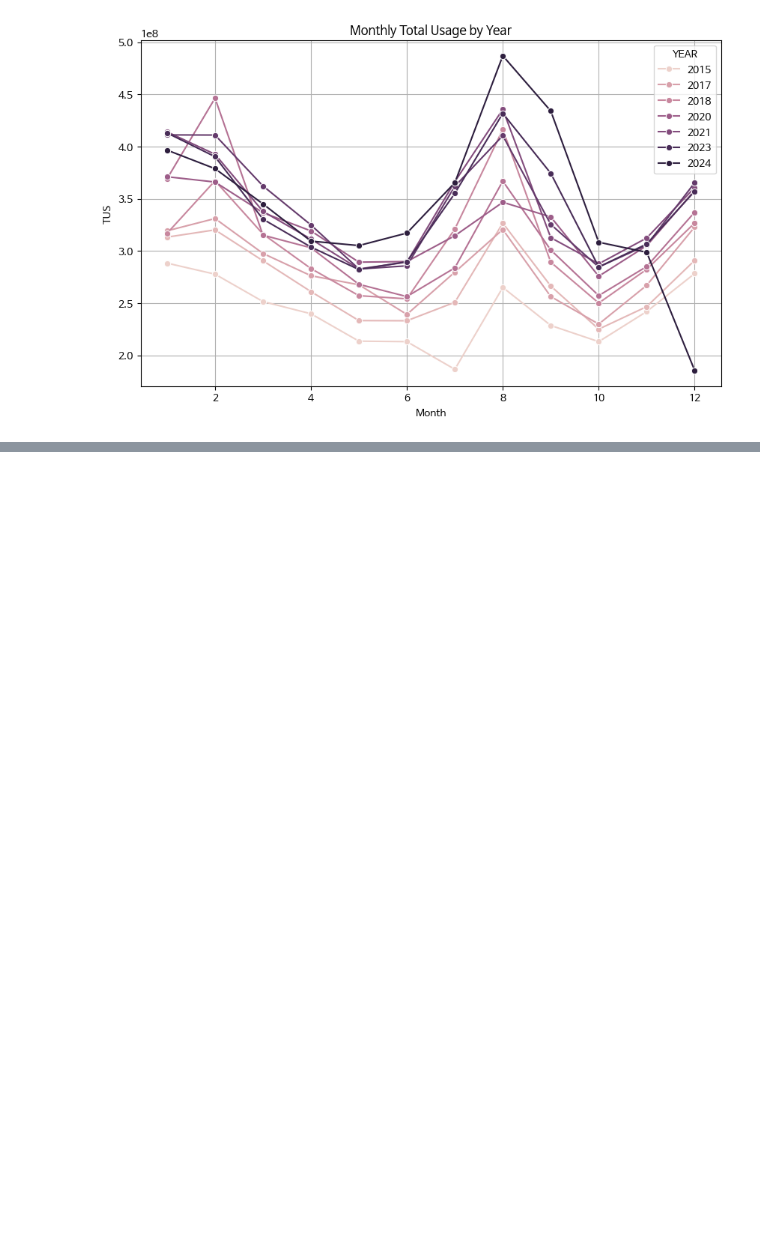
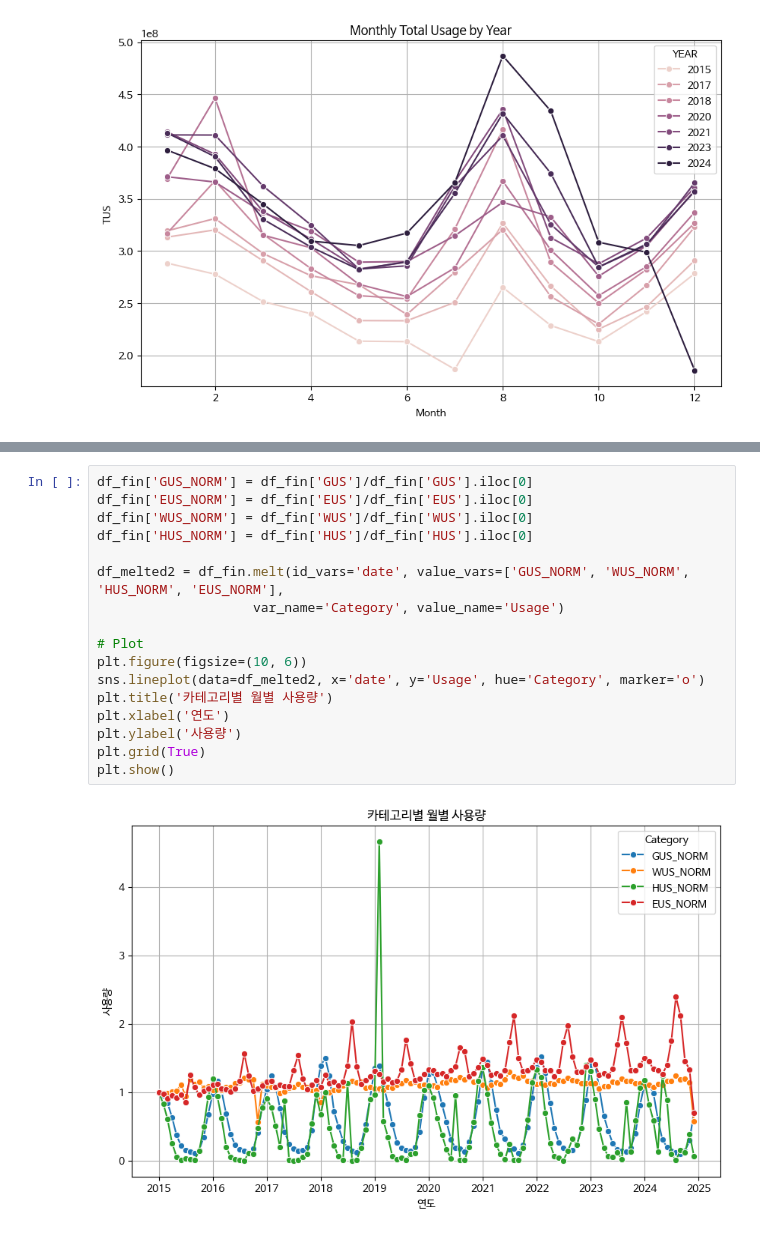
Before and after one commit to geelmens/Data-Analysis-with-Open-Source, a Jupyter notebook: 오픈소스_데이터_분석_4강.ipynb, the cells around one changed output, grey strips where cells are left out. Saved outputs shown, nothing was run; the diff lists cells and outputs as text; blank space fills up the shorter version.

```diff
--- a/오픈소스_데이터_분석_4강.ipynb
+++ b/오픈소스_데이터_분석_4강.ipynb
@@ -390,0 +398,19 @@ plt.show()
+# %%
+df_fin['GUS_NORM'] = df_fin['GUS']/df_fin['GUS'].iloc[0]
+df_fin['EUS_NORM'] = df_fin['EUS']/df_fin['EUS'].iloc[0]
+df_fin['WUS_NORM'] = df_fin['WUS']/df_fin['WUS'].iloc[0]
+df_fin['HUS_NORM'] = df_fin['HUS']/df_fin['HUS'].iloc[0]
+
+df_melted2 = df_fin.melt(id_vars='date', value_vars=['GUS_NORM', 'WUS_NORM', 'HUS_NORM', 'EUS_NORM'],
+                    var_name='Category', value_name='Usage')
+
+# Plot
+plt.figure(figsize=(10, 6))
+sns.lineplot(data=df_melted2, x='date', y='Usage', hue='Category', marker='o')
+plt.title('카테고리별 월별 사용량')
+plt.xlabel('연도')
+plt.ylabel('사용량')
+plt.grid(True)
+plt.show()
+# %% [output]
+[figure, added]
```
Also changed, not shown: parts of 8 cells of this notebook.
